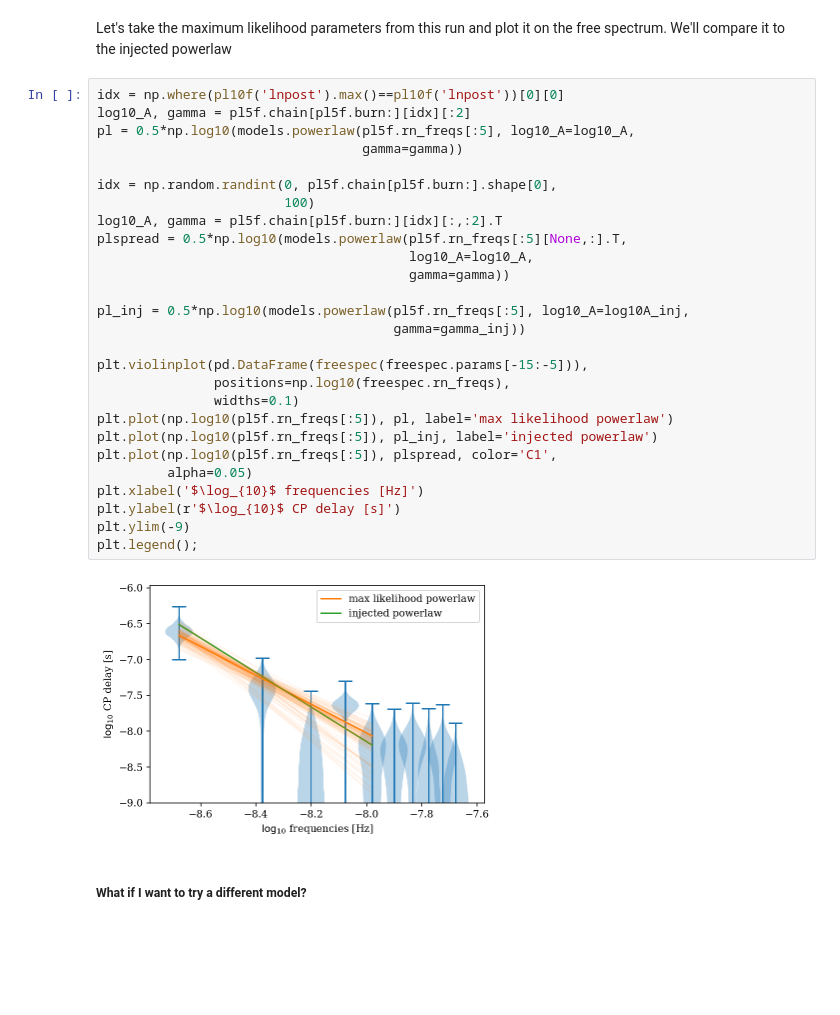
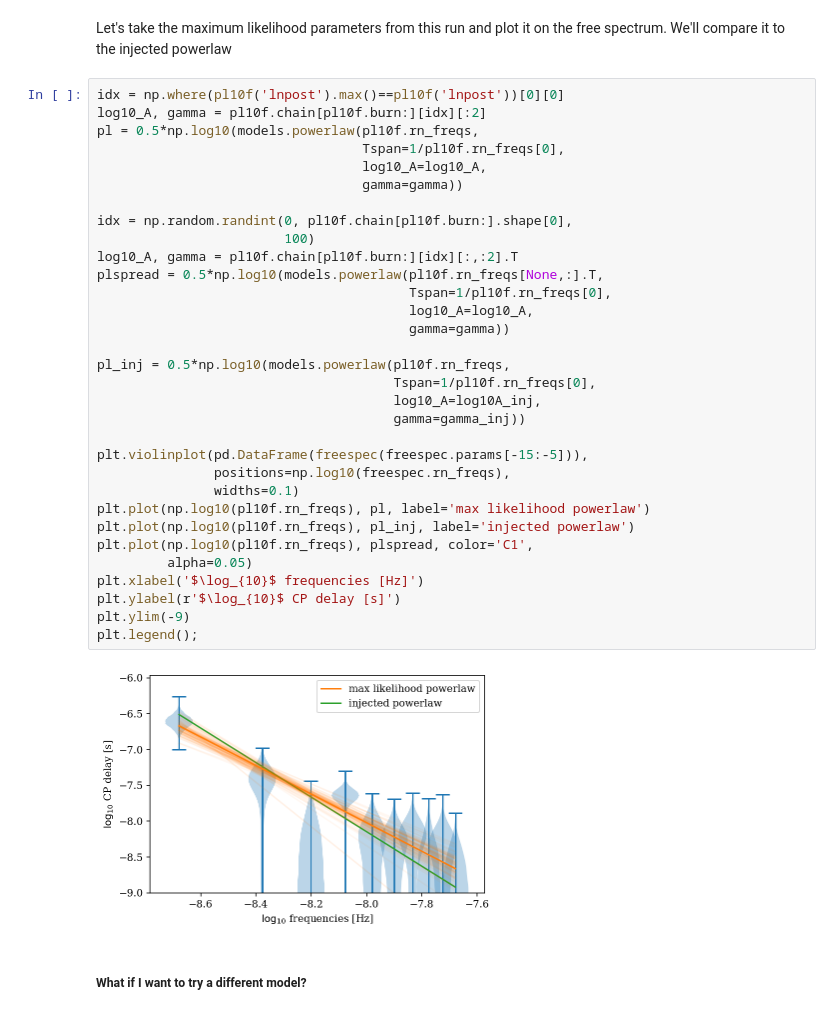
Before and after one commit to astrolamb/ceffyl, a Jupyter notebook: examples/PTA_freespec_ex1.ipynb, the cells around one changed output. Saved outputs shown, nothing was run; the diff lists cells and outputs as text; blank space fills up the shorter version.

```diff
--- a/examples/PTA_freespec_ex1.ipynb
+++ b/examples/PTA_freespec_ex1.ipynb
@@ -124,33 +124,38 @@ The 'truth' lines are the injected powerlaw parameters. Our analysis captures th
 Let's take the maximum likelihood parameters from this run and plot it on the free spectrum. We'll compare it to the injected powerlaw
 # %%
 idx = np.where(pl10f('lnpost').max()==pl10f('lnpost'))[0][0]
-log10_A, gamma = pl5f.chain[pl5f.burn:][idx][:2]
-pl = 0.5*np.log10(models.powerlaw(pl5f.rn_freqs[:5], log10_A=log10_A,
+log10_A, gamma = pl10f.chain[pl10f.burn:][idx][:2]
+pl = 0.5*np.log10(models.powerlaw(pl10f.rn_freqs,
+                                  Tspan=1/pl10f.rn_freqs[0],
+                                  log10_A=log10_A,
                                   gamma=gamma))
 
-idx = np.random.randint(0, pl5f.chain[pl5f.burn:].shape[0],
+idx = np.random.randint(0, pl10f.chain[pl10f.burn:].shape[0],
                         100)
-log10_A, gamma = pl5f.chain[pl5f.burn:][idx][:,:2].T
-plspread = 0.5*np.log10(models.powerlaw(pl5f.rn_freqs[:5][None,:].T,
+log10_A, gamma = pl10f.chain[pl10f.burn:][idx][:,:2].T
+plspread = 0.5*np.log10(models.powerlaw(pl10f.rn_freqs[None,:].T,
+                                        Tspan=1/pl10f.rn_freqs[0],
                                         log10_A=log10_A,
                                         gamma=gamma))
 
-pl_inj = 0.5*np.log10(models.powerlaw(pl5f.rn_freqs[:5], log10_A=log10A_inj,
+pl_inj = 0.5*np.log10(models.powerlaw(pl10f.rn_freqs,
+                                      Tspan=1/pl10f.rn_freqs[0],
+                                      log10_A=log10A_inj,
                                       gamma=gamma_inj))
 
 plt.violinplot(pd.DataFrame(freespec(freespec.params[-15:-5])),
                positions=np.log10(freespec.rn_freqs),
                widths=0.1)
-plt.plot(np.log10(pl5f.rn_freqs[:5]), pl, label='max likelihood powerlaw')
-plt.plot(np.log10(pl5f.rn_freqs[:5]), pl_inj, label='injected powerlaw')
-plt.plot(np.log10(pl5f.rn_freqs[:5]), plspread, color='C1',
+plt.plot(np.log10(pl10f.rn_freqs), pl, label='max likelihood powerlaw')
+plt.plot(np.log10(pl10f.rn_freqs), pl_inj, label='injected powerlaw')
+plt.plot(np.log10(pl10f.rn_freqs), plspread, color='C1',
          alpha=0.05)
 plt.xlabel('$\log_{10}$ frequencies [Hz]')
 plt.ylabel(r'$\log_{10}$ CP delay [s]')
 plt.ylim(-9)
 plt.legend();
 # %% [output]
-[figure, old version]
+[figure, new version]
 # %% [markdown]
 ##### What if I want to try a different model?
 # %% [markdown]
```
Also changed, not shown: parts of 14 cells of this notebook.
